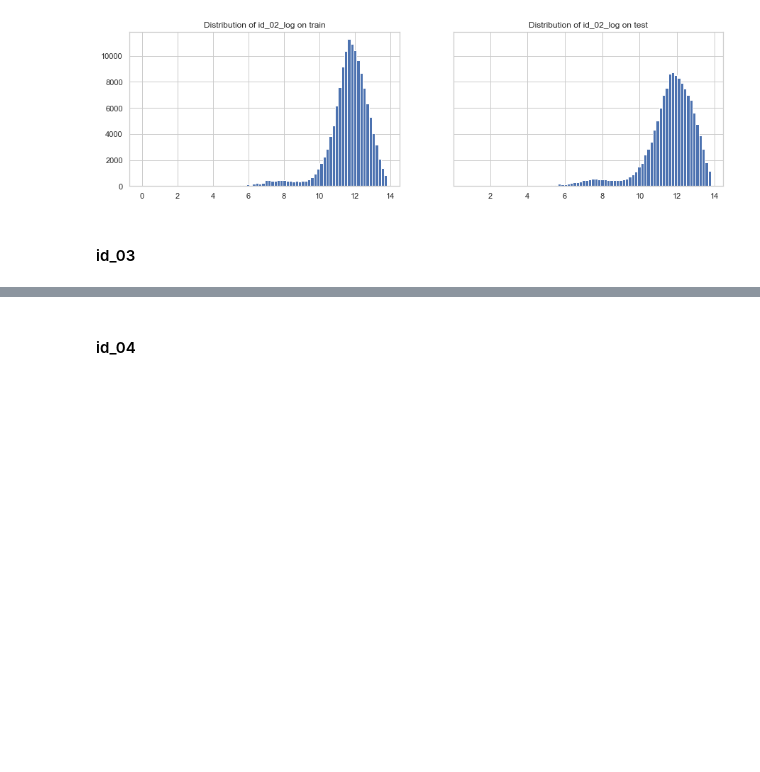
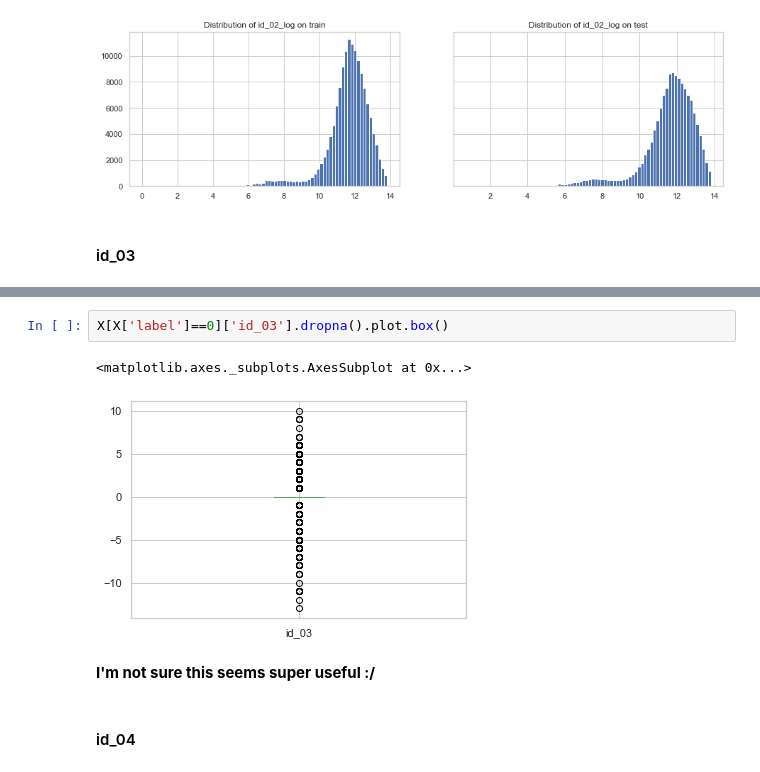
Before and after one commit to andfanilo/ieee-fraud-detection, a Jupyter notebook: notebooks/exploratory/EDA.ipynb, the cells around one changed output, grey strips where cells are left out. Cells and saved outputs as stored; diff of their text form; blank space fills up the shorter version.

```diff
--- a/notebooks/exploratory/EDA.ipynb
+++ b/notebooks/exploratory/EDA.ipynb
@@ -146,3 +162,10 @@ compare_train_test_hist(X, X_test, 'id_03', 30)
+# %%
+X[X['label']==0]['id_03'].dropna().plot.box()
+# %% [output]
+<matplotlib.axes._subplots.AxesSubplot at 0x...>
+[figure, added]
+# %% [markdown]
+**I'm not sure this seems super useful :/**
 # %% [markdown]
 #### id_04
 # %%
```
Also changed, not shown: parts of 40 cells of this notebook, 2 other files.
